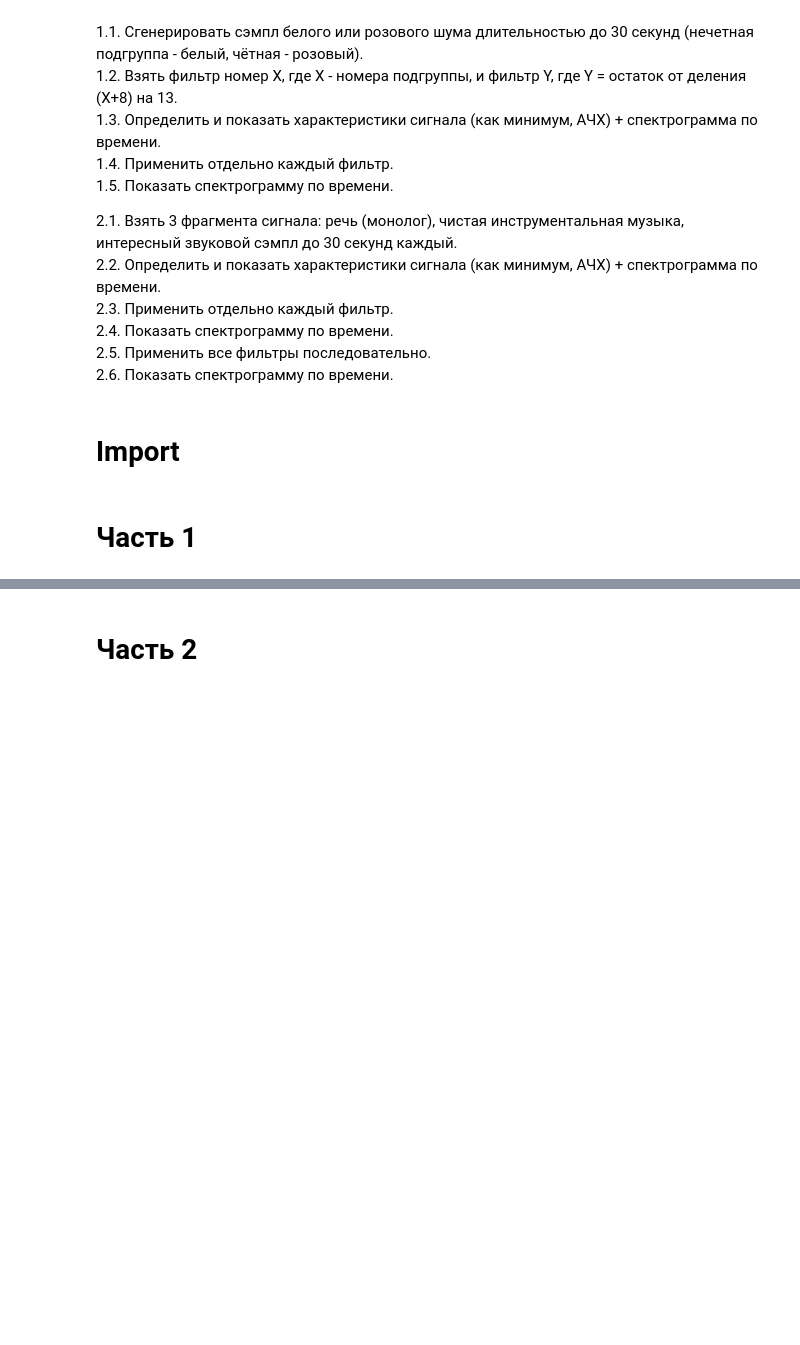
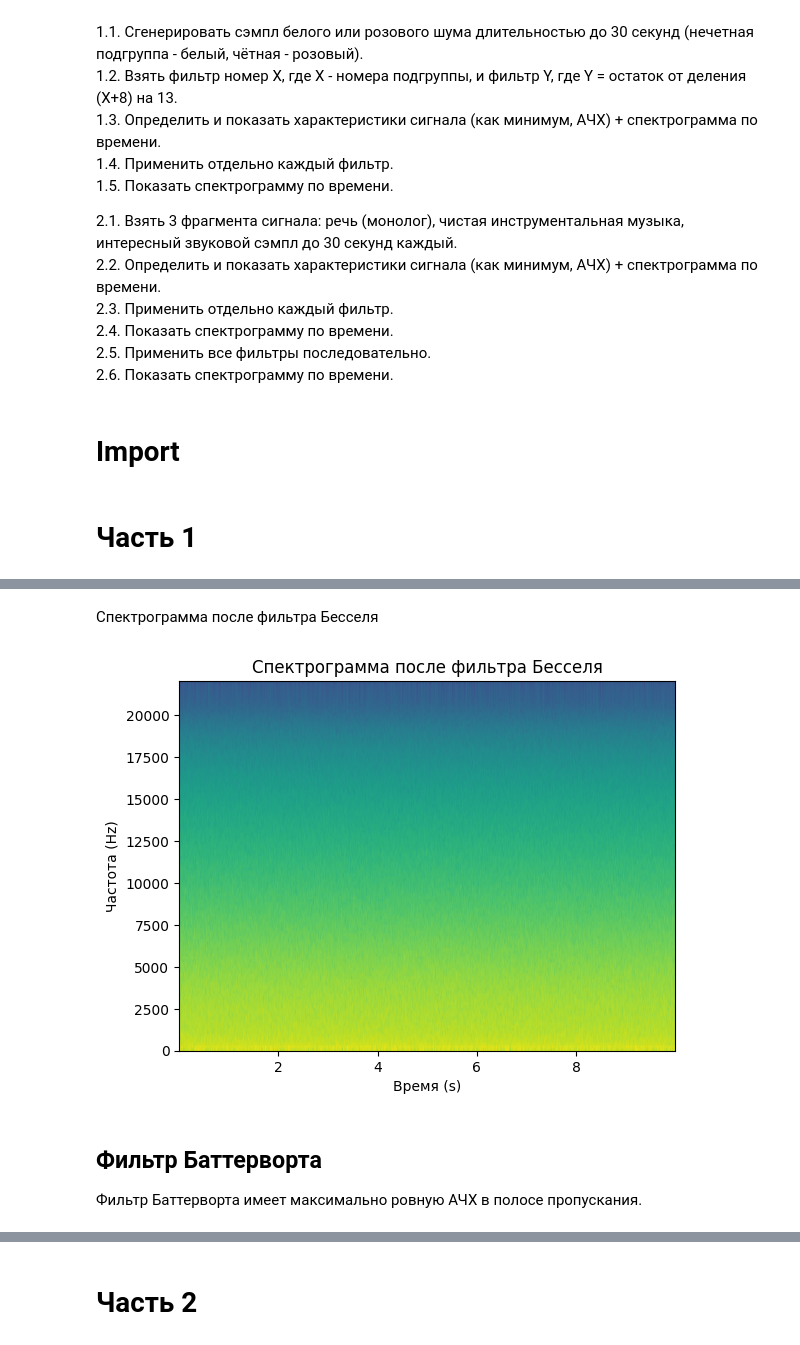
Before and after one commit to 0blto/speech-and-audio-processing-course, a Jupyter notebook: lab1.ipynb, the cells around one changed output, grey strips where cells are left out. Cells and saved outputs as stored; diff of their text form; code cells hidden in the pictures; blank space fills up the shorter version.

```diff
--- a/lab1.ipynb
+++ b/lab1.ipynb
@@ -21,0 +81,19 @@
+# %%
+b_bessel, a_bessel = signal.bessel(4, 0.2, btype='low', analog=False)
+
+pink_bessel = signal.lfilter(b_bessel, a_bessel, pink)
+# %% [markdown]
+Спектрограмма после фильтра Бесселя
+# %%
+plt.figure()
+plt.specgram(pink_bessel, Fs=fs)
+plt.title("Спектрограмма после фильтра Бесселя")
+plt.xlabel("Время (s)")
+plt.ylabel("Частота (Hz)")
+plt.show()
+# %% [output]
+[figure, added]
+# %% [markdown]
+## Фильтр Баттерворта
+
+Фильтр Баттерворта имеет максимально ровную АЧХ в полосе пропускания.
```
Also changed, not shown: parts of 11 cells of this notebook, 1 other file.
